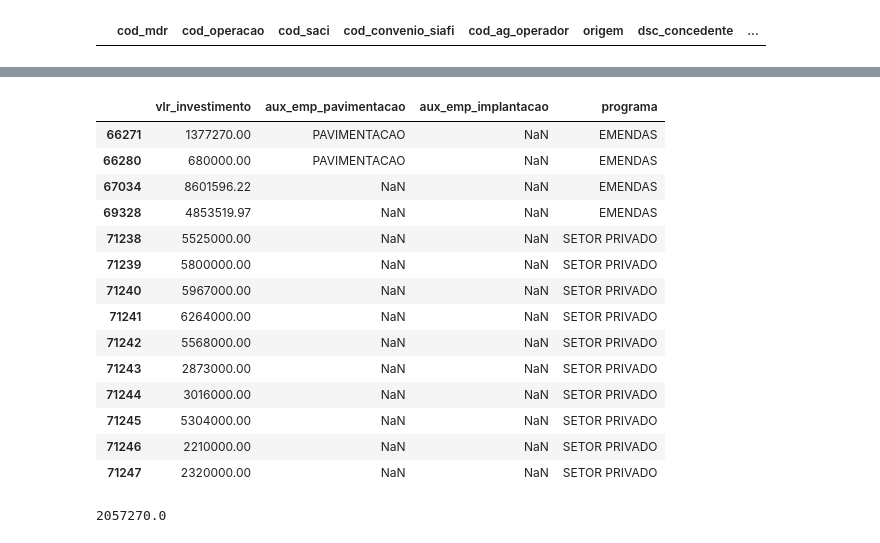
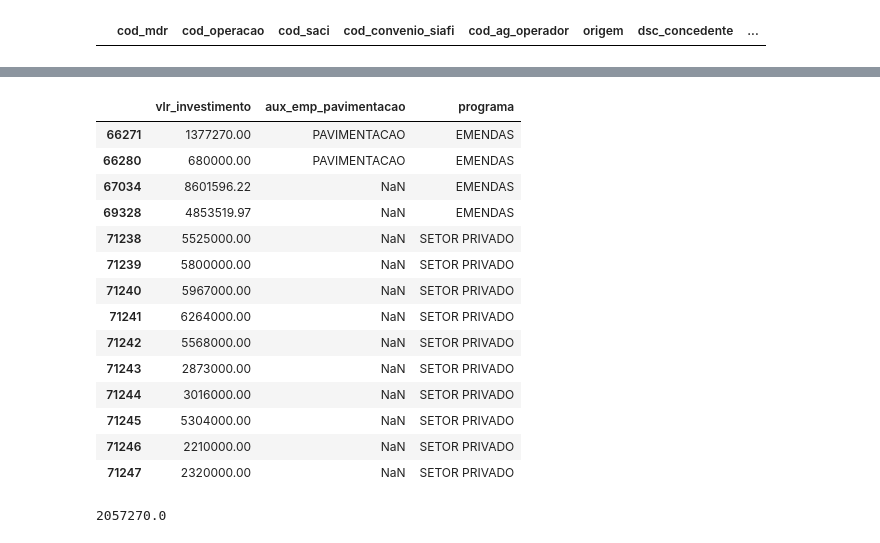
Before and after one commit to anayflima/simu-datathon-2024, a Jupyter notebook: analise_de_dados/agrupamento_municipio_ano.ipynb, the cells around one changed output, grey strips where cells are left out. Drawn from its saved outputs; the diff is of its cells as text; code cells hidden in the pictures.

Commit message:
Remove algumas categorias de empreendimentos e reroda agrupamento

```diff
--- a/analise_de_dados/agrupamento_municipio_ano.ipynb
+++ b/analise_de_dados/agrupamento_municipio_ano.ipynb
@@ -123,21 +123,21 @@ pd.DataFrame(df_agrupado_municipio_empreend.loc[(codigo, ano)]).transpose()[['au
 # %%
-df_empreend[(df_empreend['Código IBGE'] == codigo) & (df_empreend['ano'] == ano)][['vlr_investimento', 'aux_emp_pavimentacao', 'aux_emp_implantacao', 'programa']]
+df_empreend[(df_empreend['Código IBGE'] == codigo) & (df_empreend['ano'] == ano)][['vlr_investimento', 'aux_emp_pavimentacao', 'programa']]
 # %% [output]
-|  | vlr_investimento | aux_emp_pavimentacao | aux_emp_implantacao | programa |
-| 66271 | 1377270.00 | PAVIMENTACAO | NaN | EMENDAS |
-| 66280 | 680000.00 | PAVIMENTACAO | NaN | EMENDAS |
-| 67034 | 8601596.22 | NaN | NaN | EMENDAS |
-| 69328 | 4853519.97 | NaN | NaN | EMENDAS |
-| 71238 | 5525000.00 | NaN | NaN | SETOR PRIVADO |
-| 71239 | 5800000.00 | NaN | NaN | SETOR PRIVADO |
-| 71240 | 5967000.00 | NaN | NaN | SETOR PRIVADO |
-| 71241 | 6264000.00 | NaN | NaN | SETOR PRIVADO |
-| 71242 | 5568000.00 | NaN | NaN | SETOR PRIVADO |
-| 71243 | 2873000.00 | NaN | NaN | SETOR PRIVADO |
-| 71244 | 3016000.00 | NaN | NaN | SETOR PRIVADO |
-| 71245 | 5304000.00 | NaN | NaN | SETOR PRIVADO |
-| 71246 | 2210000.00 | NaN | NaN | SETOR PRIVADO |
-| 71247 | 2320000.00 | NaN | NaN | SETOR PRIVADO |
+|  | vlr_investimento | aux_emp_pavimentacao | programa |
+| 66271 | 1377270.00 | PAVIMENTACAO | EMENDAS |
+| 66280 | 680000.00 | PAVIMENTACAO | EMENDAS |
+| 67034 | 8601596.22 | NaN | EMENDAS |
+| 69328 | 4853519.97 | NaN | EMENDAS |
+| 71238 | 5525000.00 | NaN | SETOR PRIVADO |
+| 71239 | 5800000.00 | NaN | SETOR PRIVADO |
+| 71240 | 5967000.00 | NaN | SETOR PRIVADO |
+| 71241 | 6264000.00 | NaN | SETOR PRIVADO |
+| 71242 | 5568000.00 | NaN | SETOR PRIVADO |
+| 71243 | 2873000.00 | NaN | SETOR PRIVADO |
+| 71244 | 3016000.00 | NaN | SETOR PRIVADO |
+| 71245 | 5304000.00 | NaN | SETOR PRIVADO |
+| 71246 | 2210000.00 | NaN | SETOR PRIVADO |
+| 71247 | 2320000.00 | NaN | SETOR PRIVADO |
 # %%
 1377270.00	+ 680000.00
 # %% [output]
```
Also changed, not shown: parts of 24 cells of this notebook, 6 other files.
